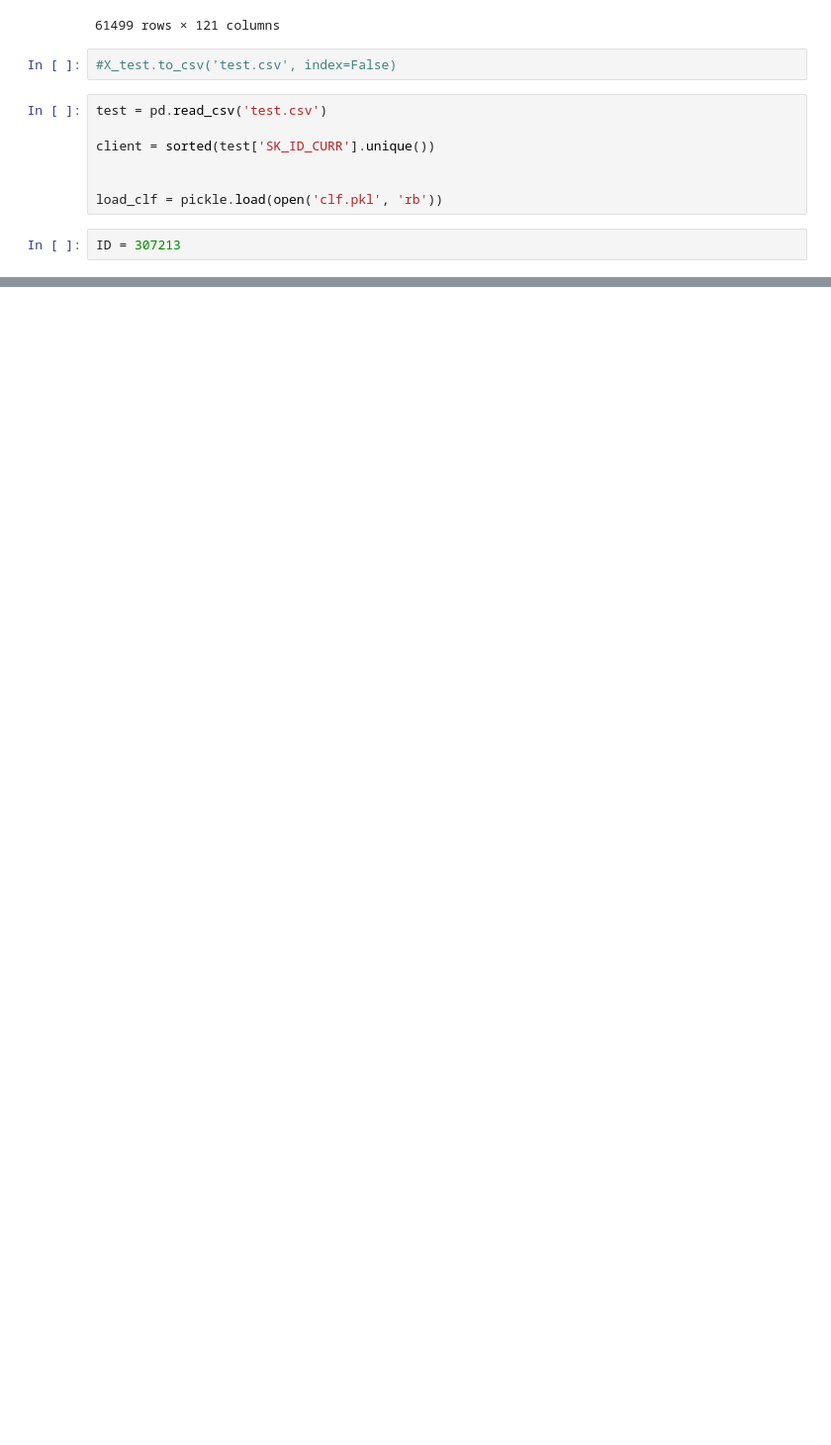
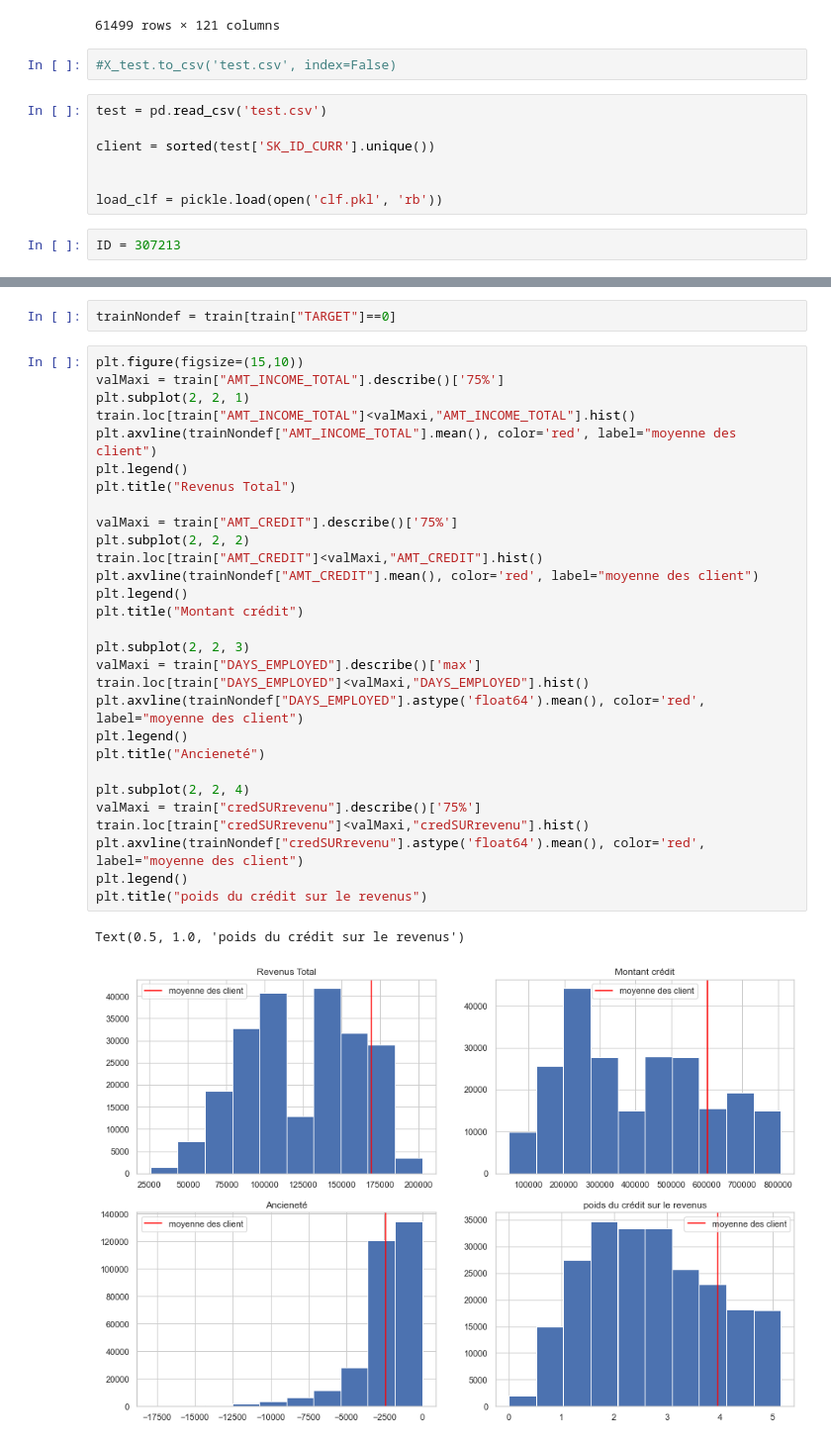
Before and after one commit to iamnotarobotbutitsok/projet_07_model_scoring, a Jupyter notebook: app/model.ipynb, the cells around one changed output, grey strips where cells are left out. Shown at 99% size. Drawn from its saved outputs; the diff is of its cells as text; blank space fills up the shorter version.

```diff
--- a/app/model.ipynb
+++ b/app/model.ipynb
@@ -160,0 +191,34 @@ test.loc[test['SK_ID_CURR']== ID, "CNT_CHILDREN" :]
+# %%
+trainNondef = train[train["TARGET"]==0]
+# %%
+plt.figure(figsize=(15,10))
+valMaxi = train["AMT_INCOME_TOTAL"].describe()['75%']
+plt.subplot(2, 2, 1)
+train.loc[train["AMT_INCOME_TOTAL"]<valMaxi,"AMT_INCOME_TOTAL"].hist()
+plt.axvline(trainNondef["AMT_INCOME_TOTAL"].mean(), color='red', label="moyenne des client")
+plt.legend()
+plt.title("Revenus Total")
+
+valMaxi = train["AMT_CREDIT"].describe()['75%']
+plt.subplot(2, 2, 2)
+train.loc[train["AMT_CREDIT"]<valMaxi,"AMT_CREDIT"].hist()
+plt.axvline(trainNondef["AMT_CREDIT"].mean(), color='red', label="moyenne des client")
+plt.legend()
+plt.title("Montant crédit")
+
+plt.subplot(2, 2, 3)
+valMaxi = train["DAYS_EMPLOYED"].describe()['max']
+train.loc[train["DAYS_EMPLOYED"]<valMaxi,"DAYS_EMPLOYED"].hist()
+plt.axvline(trainNondef["DAYS_EMPLOYED"].astype('float64').mean(), color='red', label="moyenne des client")
+plt.legend()
+plt.title("Ancieneté")
+
+plt.subplot(2, 2, 4)
+valMaxi = train["credSURrevenu"].describe()['75%']
+train.loc[train["credSURrevenu"]<valMaxi,"credSURrevenu"].hist()
+plt.axvline(trainNondef["credSURrevenu"].astype('float64').mean(), color='red', label="moyenne des client")
+plt.legend()
+plt.title("poids du crédit sur le revenus")
+# %% [output]
+Text(0.5, 1.0, 'poids du crédit sur le revenus')
+[figure, added]
```
Also changed, not shown: parts of 7 cells of this notebook, 3 other files.
